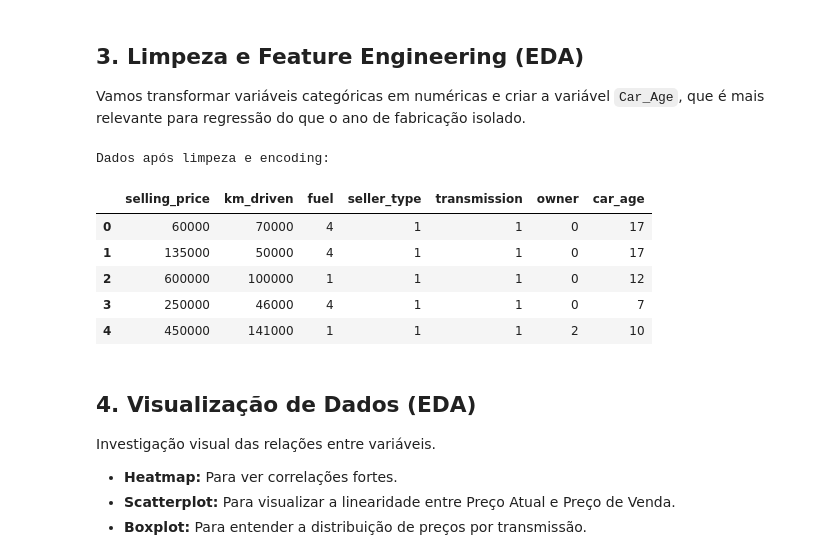
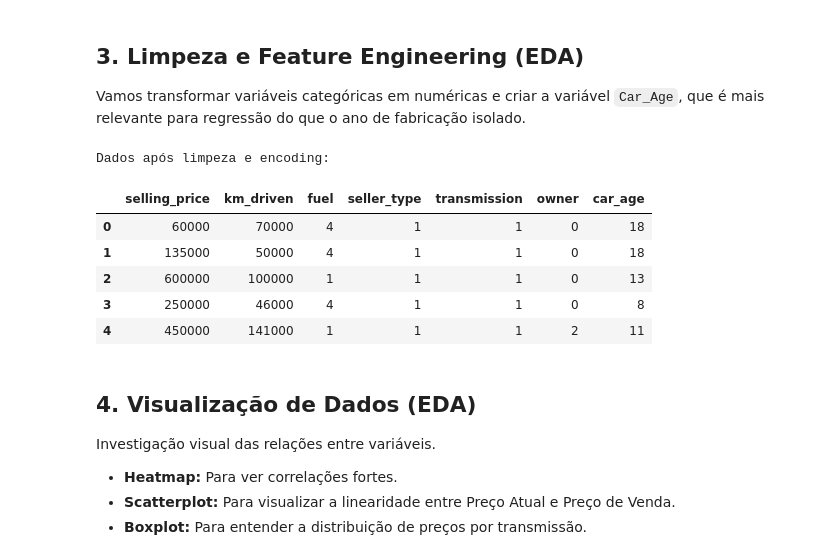
Before and after one commit to jjvaldezzzzz/Analise-Estatistica-e-Previsao-de-Precos-de-Veiculos, a Jupyter notebook: main.ipynb, the cells around one changed output. Saved outputs shown, nothing was run; the diff lists cells and outputs as text; code cells hidden in the pictures.

```diff
--- a/main.ipynb
+++ b/main.ipynb
@@ -108,30 +108,30 @@ memory usage: 271.4+ KB
 Vamos transformar variáveis categóricas em numéricas e criar a variável `Car_Age`, que é mais relevante para regressão do que o ano de fabricação isolado.
 # %%
 # Criando a feature 'car_age'
-df['car_age'] = 2024 - df['year']
+df['car_age'] = 2025 - df['year']
 
 # Removendo colunas desnecessárias
 cols_to_drop = ['name', 'year']
 df_clean = df.drop([c for c in cols_to_drop if c in df.columns], axis=1)
 
 # Codificação de Variáveis Categóricas
 le = LabelEncoder()
 categorical_cols = ['fuel', 'seller_type', 'transmission', 'owner']
 
 for col in categorical_cols:
     if col in df_clean.columns:
         df_clean[col] = le.fit_transform(df_clean[col].astype(str))
 
 print("Dados após limpeza e encoding:")
 display(df_clean.head())
 # %% [output]
 Dados após limpeza e encoding:
 |  | selling_price | km_driven | fuel | seller_type | transmission | owner | car_age |
-| 0 | 60000 | 70000 | 4 | 1 | 1 | 0 | 17 |
-| 1 | 135000 | 50000 | 4 | 1 | 1 | 0 | 17 |
-| 2 | 600000 | 100000 | 1 | 1 | 1 | 0 | 12 |
-| 3 | 250000 | 46000 | 4 | 1 | 1 | 0 | 7 |
-| 4 | 450000 | 141000 | 1 | 1 | 1 | 2 | 10 |
+| 0 | 60000 | 70000 | 4 | 1 | 1 | 0 | 18 |
+| 1 | 135000 | 50000 | 4 | 1 | 1 | 0 | 18 |
+| 2 | 600000 | 100000 | 1 | 1 | 1 | 0 | 13 |
+| 3 | 250000 | 46000 | 4 | 1 | 1 | 0 | 8 |
+| 4 | 450000 | 141000 | 1 | 1 | 1 | 2 | 11 |
 # %% [markdown]
 ## 4. Visualização de Dados (EDA)
 Investigação visual das relações entre variáveis.
```
Also changed, not shown: parts of 2 cells of this notebook.
